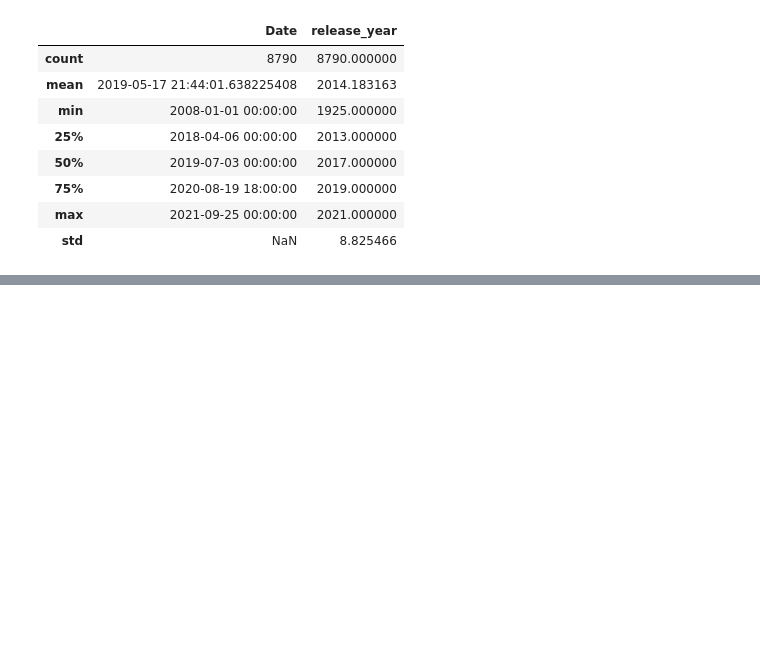
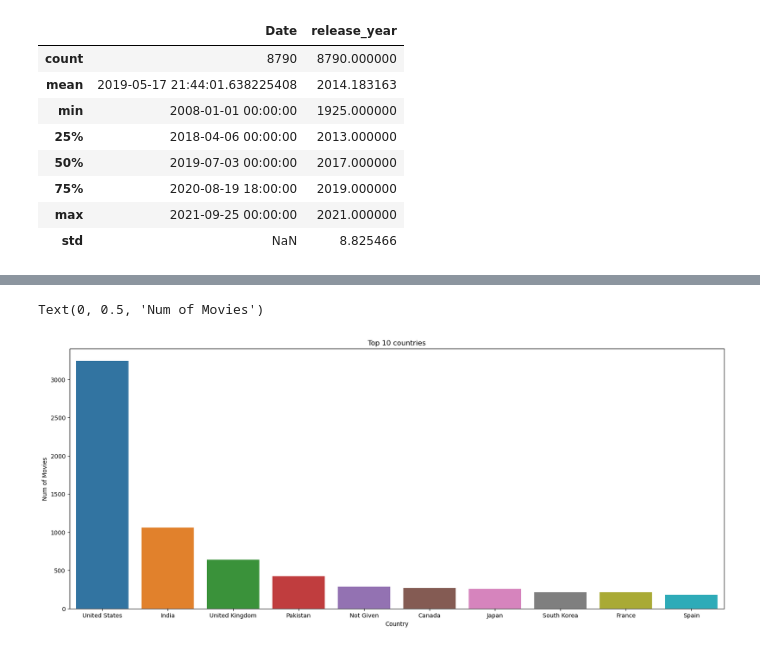
Before and after one commit to ElDEEB21/Netflix-Analytics, a Jupyter notebook: analyse.ipynb, the cells around one changed output, grey strips where cells are left out. Saved outputs shown, nothing was run; the diff lists cells and outputs as text; code cells hidden in the pictures; blank space fills up the shorter version.

```diff
--- a/analyse.ipynb
+++ b/analyse.ipynb
@@ -114,0 +184,4 @@ df.describe()
+# %%
+country = df['country'].value_counts().reset_index(
+).sort_values(by='count', ascending=False).head(10)
+country
@@ -114,0 +200,9 @@ df.describe()
+# %%
+plt.figure(figsize=(20, 8))
+plt.title('Top 10 countries')
+sns.barplot(x='country', y='count', data=country)
+plt.xlabel('Country')
+plt.ylabel('Num of Movies')
+# %% [output]
+Text(0, 0.5, 'Num of Movies')
+[figure, added]
```
Also changed, not shown: parts of 11 cells of this notebook.
